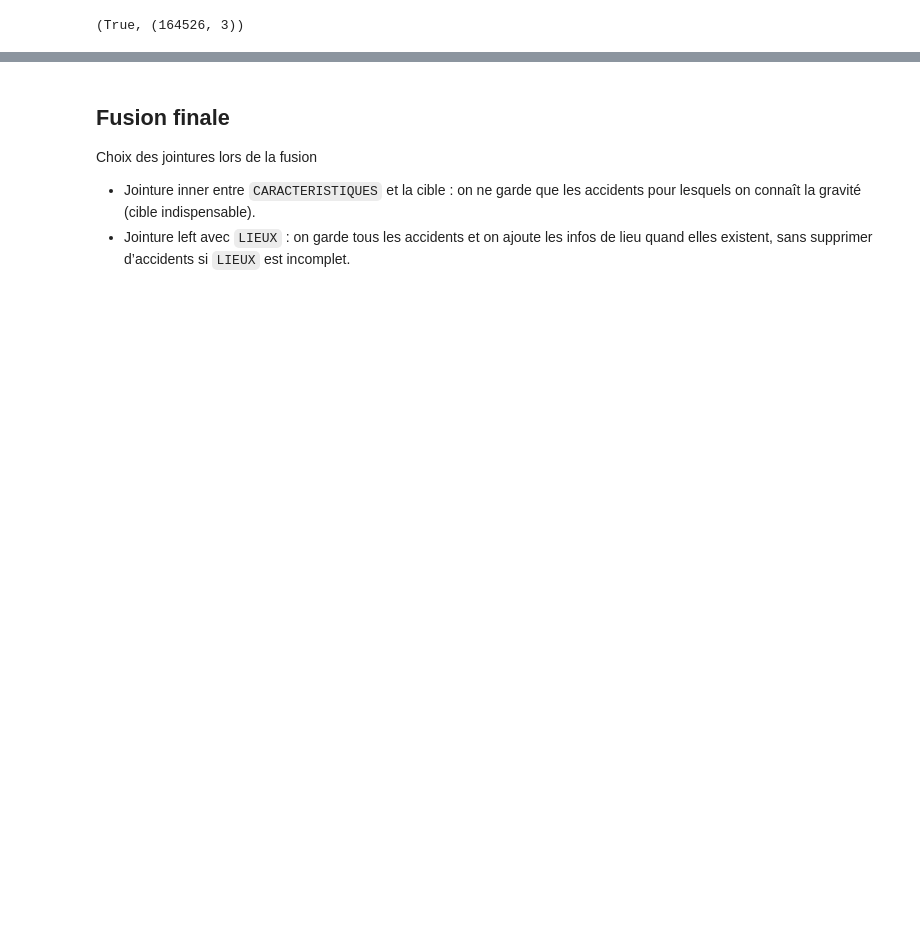
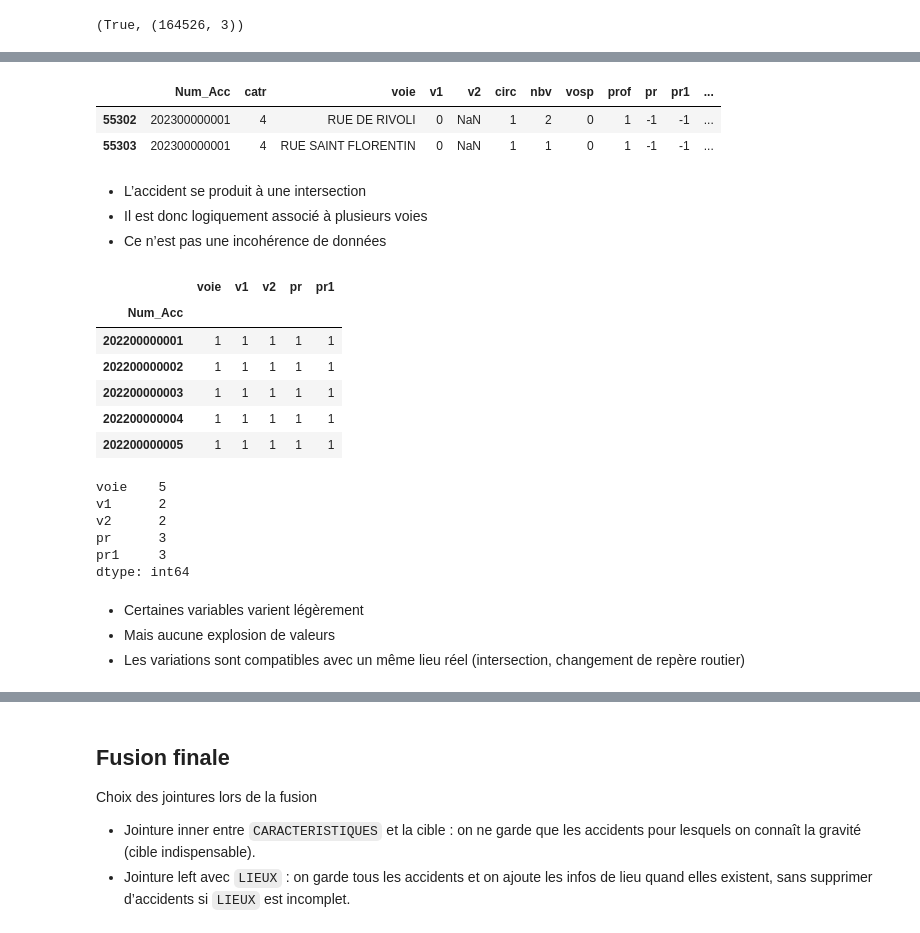
Before and after one commit to Minaanimmina/prediction-gravite-accidents-BAAC-data-docker, a Jupyter notebook: notebooks/02_Data_cleaning.ipynb, the cells around one changed output, grey strips where cells are left out. Saved outputs shown, nothing was run; the diff lists cells and outputs as text; code cells hidden in the pictures; blank space fills up the shorter version.

```diff
--- a/notebooks/02_Data_cleaning.ipynb
+++ b/notebooks/02_Data_cleaning.ipynb
@@ -1206,0 +1200,43 @@ df_lieux_acc
+# %%
+# Inspection d'un accident multi-voies pour comprendre si les voies correspondent à une intersection réelle
+df_lieux[df_lieux["Num_Acc"] == accidents_voies_multiples.index[0]]
+# %% [output]
+|  | Num_Acc | catr | voie | v1 | v2 | circ | nbv | vosp | prof | pr | pr1 | ... |
+| 55302 | 202300000001 | 4 | RUE DE RIVOLI | 0 | NaN | 1 | 2 | 0 | 1 | -1 | -1 | ... |
+| 55303 | 202300000001 | 4 | RUE SAINT FLORENTIN | 0 | NaN | 1 | 1 | 0 | 1 | -1 | -1 | ... |
+# %% [markdown]
+- L’accident se produit à une intersection
+- Il est donc logiquement associé à plusieurs voies
+- Ce n’est pas une incohérence de données
+# %%
+# Vérifier la cohérence du lieu à partir de plusieurs variables descriptives
+cols_lieu = ["voie", "v1", "v2", "pr", "pr1"]
+# %%
+lieu_par_accident = (
+    df_lieux
+    .groupby("Num_Acc")[cols_lieu]
+    .nunique(dropna=False)
+)
+# %%
+lieu_par_accident.head()
+# %% [output]
+|  | voie | v1 | v2 | pr | pr1 |
+| Num_Acc |  |  |  |  |  |
+| 202200000001 | 1 | 1 | 1 | 1 | 1 |
+| 202200000002 | 1 | 1 | 1 | 1 | 1 |
+| 202200000003 | 1 | 1 | 1 | 1 | 1 |
+| 202200000004 | 1 | 1 | 1 | 1 | 1 |
+| 202200000005 | 1 | 1 | 1 | 1 | 1 |
+# %%
+lieu_par_accident.max()
+# %% [output]
+voie    5
+v1      2
+v2      2
+pr      3
+pr1     3
+dtype: int64
+# %% [markdown]
+- Certaines variables varient légèrement
+- Mais aucune explosion de valeurs
+- Les variations sont compatibles avec un même lieu réel (intersection, changement de repère routier)
```
Also changed, not shown: parts of 47 cells of this notebook, 2 other files.
